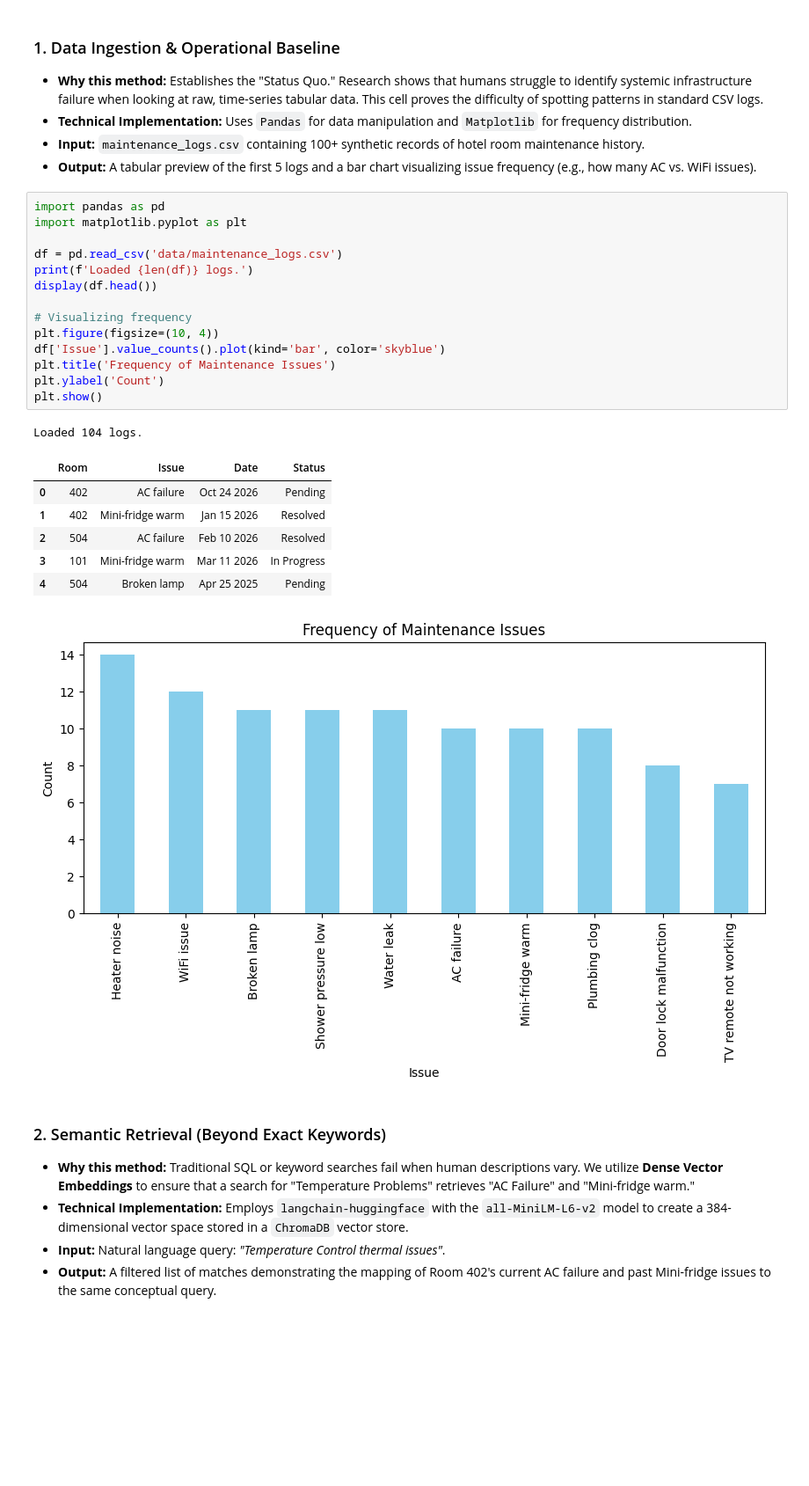
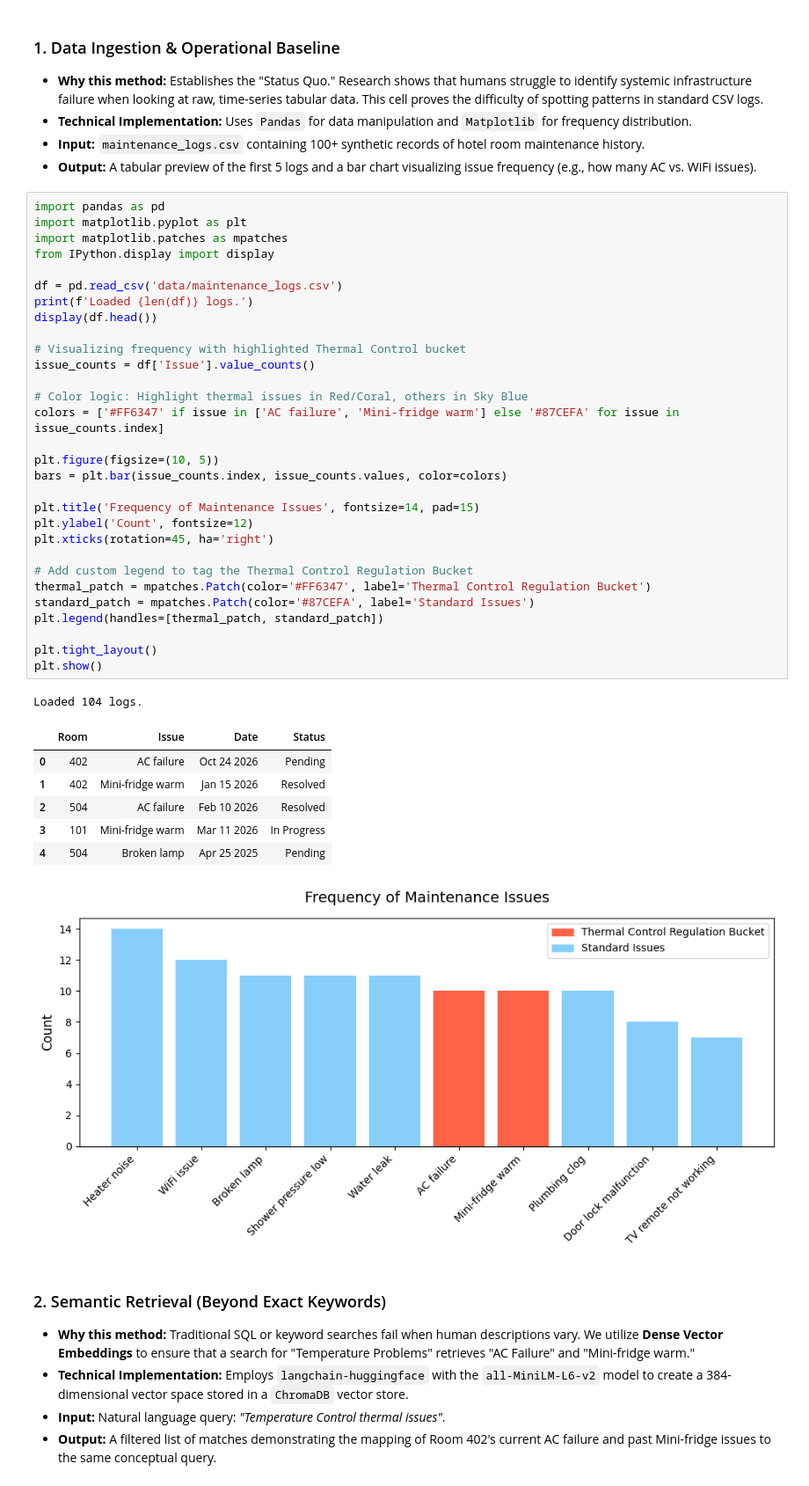
Before and after one commit to senthilv83/hotel-recommendation, a Jupyter notebook: Hotel_Ops_GenAI.ipynb, the cells around one changed output. Shown at 88% size. Cells and saved outputs as stored; diff of their text form; blank space fills up the shorter version.

Commit message:
Update Section 1 bar chart to highlight and tag Thermal Control Regulation bucket

```diff
--- a/Hotel_Ops_GenAI.ipynb
+++ b/Hotel_Ops_GenAI.ipynb
@@ -17,26 +17,42 @@
 # %%
 import pandas as pd
 import matplotlib.pyplot as plt
+import matplotlib.patches as mpatches
+from IPython.display import display
 
 df = pd.read_csv('data/maintenance_logs.csv')
 print(f'Loaded {len(df)} logs.')
 display(df.head())
 
-# Visualizing frequency
-plt.figure(figsize=(10, 4))
-df['Issue'].value_counts().plot(kind='bar', color='skyblue')
-plt.title('Frequency of Maintenance Issues')
-plt.ylabel('Count')
+# Visualizing frequency with highlighted Thermal Control bucket
+issue_counts = df['Issue'].value_counts()
+
+# Color logic: Highlight thermal issues in Red/Coral, others in Sky Blue
+colors = ['#FF6347' if issue in ['AC failure', 'Mini-fridge warm'] else '#87CEFA' for issue in issue_counts.index]
+
+plt.figure(figsize=(10, 5))
+bars = plt.bar(issue_counts.index, issue_counts.values, color=colors)
+
+plt.title('Frequency of Maintenance Issues', fontsize=14, pad=15)
+plt.ylabel('Count', fontsize=12)
+plt.xticks(rotation=45, ha='right')
+
+# Add custom legend to tag the Thermal Control Regulation Bucket
+thermal_patch = mpatches.Patch(color='#FF6347', label='Thermal Control Regulation Bucket')
+standard_patch = mpatches.Patch(color='#87CEFA', label='Standard Issues')
+plt.legend(handles=[thermal_patch, standard_patch])
+
+plt.tight_layout()
 plt.show()
 # %% [output]
 Loaded 104 logs.
 |  | Room | Issue | Date | Status |
 | 0 | 402 | AC failure | Oct 24 2026 | Pending |
 | 1 | 402 | Mini-fridge warm | Jan 15 2026 | Resolved |
 | 2 | 504 | AC failure | Feb 10 2026 | Resolved |
 | 3 | 101 | Mini-fridge warm | Mar 11 2026 | In Progress |
 | 4 | 504 | Broken lamp | Apr 25 2025 | Pending |
-[figure, old version]
+[figure, new version]
 # %% [markdown]
 ### 2. Semantic Retrieval (Beyond Exact Keywords)
 *   **Why this method:** Traditional SQL or keyword searches fail when human descriptions vary. We utilize **Dense Vector Embeddings** to ensure that a search for "Temperature Problems" retrieves "AC Failure" and "Mini-fridge warm."
```
Also changed, not shown: parts of 1 cell of this notebook.
